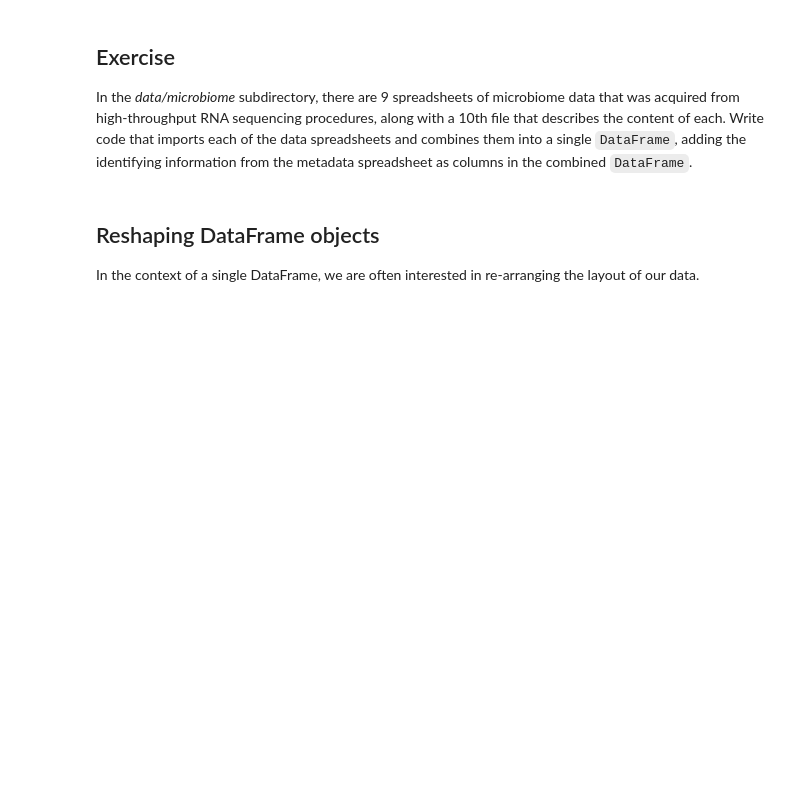
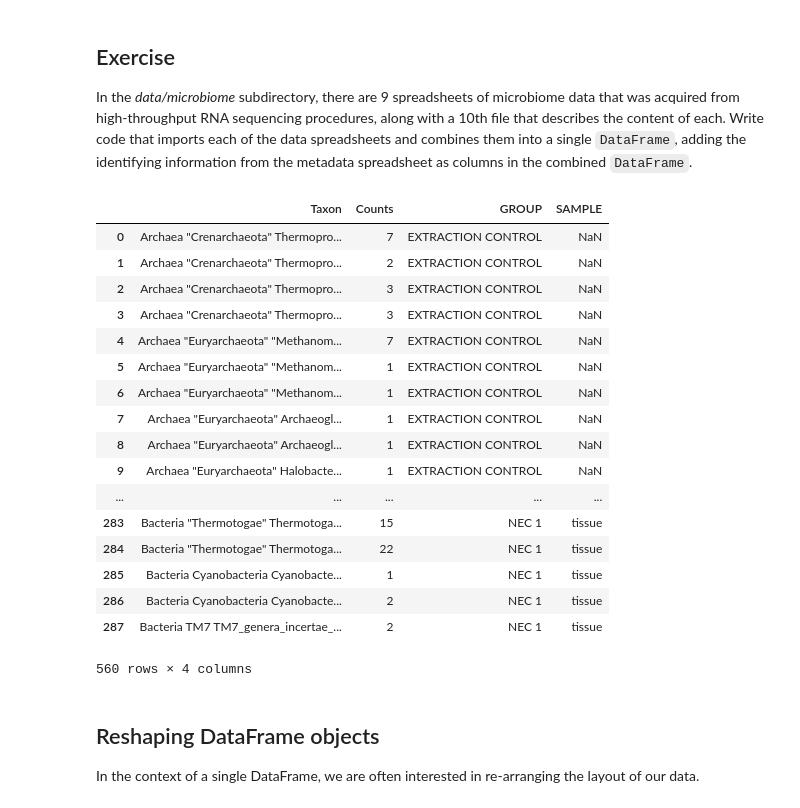
Before and after one commit to Rivollet/ADAHomework, a Jupyter notebook: 01 - Pandas and Data Wrangling/Data Wrangling with Pandas.ipynb, the cells around one changed output. Drawn from its saved outputs; the diff is of its cells as text; code cells hidden in the pictures; blank space fills up the shorter version.

Commit message:
Slightly changed column order in task 2 and added column names to task1

```diff
--- a/01 - Pandas and Data Wrangling/Data Wrangling with Pandas.ipynb
+++ b/01 - Pandas and Data Wrangling/Data Wrangling with Pandas.ipynb
@@ -346,17 +524,37 @@ In the *data/microbiome* subdirectory, there are 9 spreadsheets of microbiome da
 # %%
 path = 'Data/microbiome/'
 metadata = pd.read_excel(path + 'metadata.xls')
 n = len(metadata)
 files = []
 
 for i in range(n-1):
     file = (pd.read_excel(path + metadata.BARCODE[i] + '.xls', 'Sheet 1', header=None))
+    file.columns=['Taxon', 'Counts']
     file['GROUP'] = metadata.GROUP[i]
     file['SAMPLE'] = metadata.SAMPLE[i]
     files.append(file)
 
 result = pd.concat([files[0], files[1]], axis=0)
 result
+# %% [output]
+|  | Taxon | Counts | GROUP | SAMPLE |
+| 0 | Archaea "Crenarchaeota" Thermopro... | 7 | EXTRACTION CONTROL | NaN |
+| 1 | Archaea "Crenarchaeota" Thermopro... | 2 | EXTRACTION CONTROL | NaN |
+| 2 | Archaea "Crenarchaeota" Thermopro... | 3 | EXTRACTION CONTROL | NaN |
+| 3 | Archaea "Crenarchaeota" Thermopro... | 3 | EXTRACTION CONTROL | NaN |
+| 4 | Archaea "Euryarchaeota" "Methanom... | 7 | EXTRACTION CONTROL | NaN |
+| 5 | Archaea "Euryarchaeota" "Methanom... | 1 | EXTRACTION CONTROL | NaN |
+| 6 | Archaea "Euryarchaeota" "Methanom... | 1 | EXTRACTION CONTROL | NaN |
+| 7 | Archaea "Euryarchaeota" Archaeogl... | 1 | EXTRACTION CONTROL | NaN |
+| 8 | Archaea "Euryarchaeota" Archaeogl... | 1 | EXTRACTION CONTROL | NaN |
+| 9 | Archaea "Euryarchaeota" Halobacte... | 1 | EXTRACTION CONTROL | NaN |
+| ... | ... | ... | ... | ... |
+| 283 | Bacteria "Thermotogae" Thermotoga... | 15 | NEC 1 | tissue |
+| 284 | Bacteria "Thermotogae" Thermotoga... | 22 | NEC 1 | tissue |
+| 285 | Bacteria Cyanobacteria Cyanobacte... | 1 | NEC 1 | tissue |
+| 286 | Bacteria Cyanobacteria Cyanobacte... | 2 | NEC 1 | tissue |
+| 287 | Bacteria TM7 TM7_genera_incertae_... | 2 | NEC 1 | tissue |
+560 rows × 4 columns
 # %% [markdown]
 ## Reshaping DataFrame objects
 
```
Also changed, not shown: parts of 102 cells of this notebook.
